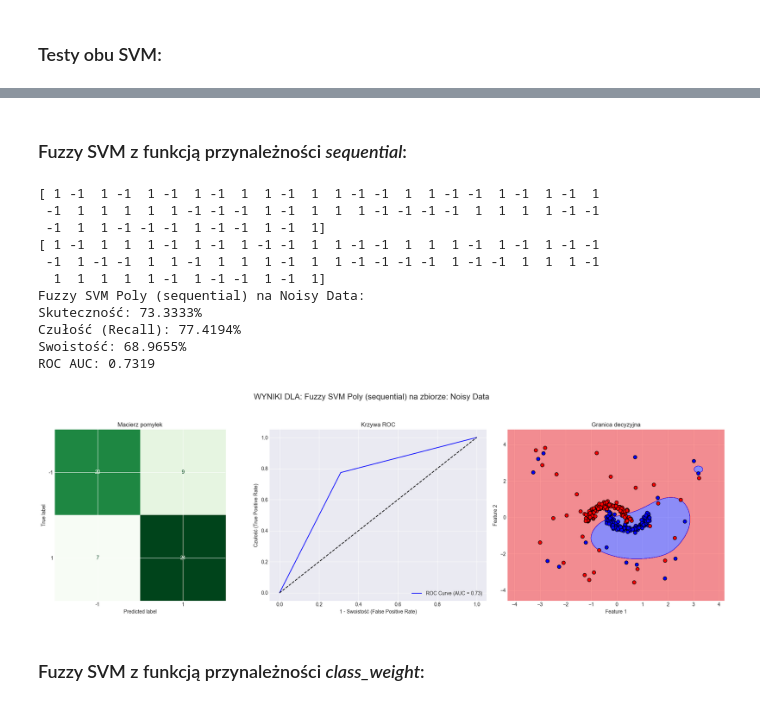
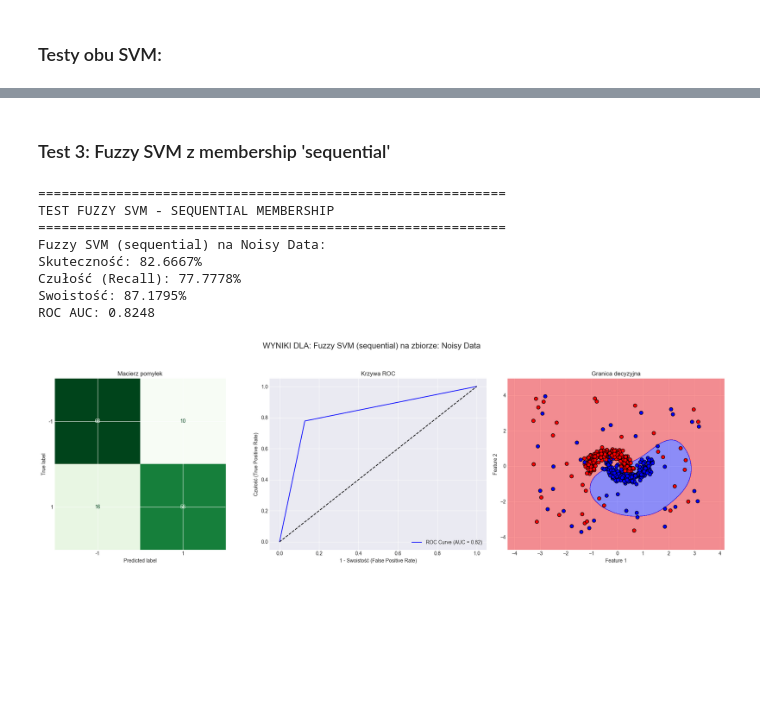
Before and after one commit to Jvsin/ai-studies, a Jupyter notebook: msi/lab4.ipynb, the cells around one changed output, grey strips where cells are left out. Saved outputs shown, nothing was run; the diff lists cells and outputs as text; code cells hidden in the pictures; blank space fills up the shorter version.

```diff
--- a/msi/lab4.ipynb
+++ b/msi/lab4.ipynb
@@ -394,11 +230,0 @@ def evaluate_classifier(y_test, y_pred, X, y, model, classifier_name, dataset_na
-# %%
-# X, y = generate_data(300, 2, 259195)
-X, y = generate_noisy_data(n_samples=300, outlier_fraction=0.15, noise=0.1, random_state=42)
-# X, y = generate_moons(300, random_state=42)
-X_train, X_test, y_train, y_test = train_test_split(X, y, test_size=0.2, random_state=42)
-
-
-svm = SVM(kernel='rbf')
-svm.fit(X_train, y_train)
-svm_pred = svm.predict(X_test)
-evaluate_classifier(y_test, svm_pred, X, y, svm, "Własna implementacja Poly", "Noisy data", [-1, 1])
@@ -414,8 +255,13 @@ ROC AUC: 0.8687
 # %%
-fuzzy_svm = FuzzySVM(kernel='rbf', membership_type='distance', C=1.0)
-fuzzy_svm.fit(X_train, y_train)
-fuzzy_svm_pred = fuzzy_svm.predict(X_test)
-print(y_test)
-print(fuzzy_svm_pred)
-evaluate_classifier(y_test, fuzzy_svm_pred, X, y, fuzzy_svm, "Fuzzy SVM Poly (distance)", "Noisy Data", [-1, 1])
+# 3. Test Fuzzy SVM z membership 'distance'
+print("\n" + "=" * 60)
+print("TEST FUZZY SVM - DISTANCE MEMBERSHIP")
+print("=" * 60)
+
+fuzzy_svm_distance = FuzzySVM(kernel='rbf', membership='distance', C=1.0, gamma='scale')
+fuzzy_svm_distance.fit(X_train, y_train)
+fuzzy_pred_distance = fuzzy_svm_distance.predict(X_test)
+
+evaluate_classifier(y_test, fuzzy_pred_distance, X, y, fuzzy_svm_distance,
+                   "Fuzzy SVM (distance)", "Noisy Data", [-1, 1])
 # %% [output]
@@ -434,24 +277,24 @@ ROC AUC: 0.8687
 # %% [markdown]
-### Fuzzy SVM z funkcją przynależności *sequential*:
+### Test 3: Fuzzy SVM z membership 'sequential'
 # %%
-fuzzy_svm = FuzzySVM(kernel='rbf', membership_type='sequential', C=1.0)
-fuzzy_svm.fit(X_train, y_train)
-fuzzy_svm_pred = fuzzy_svm.predict(X_test)
-print(y_test)
-print(fuzzy_svm_pred)
-evaluate_classifier(y_test, fuzzy_svm_pred, X, y, fuzzy_svm, "Fuzzy SVM Poly (sequential)", "Noisy Data", [-1, 1])
+# Test Fuzzy SVM z membership 'sequential'
+print("\n" + "=" * 60)
+print("TEST FUZZY SVM - SEQUENTIAL MEMBERSHIP")
+print("=" * 60)
+
+fuzzy_svm_sequential = FuzzySVM(kernel='rbf', membership='sequential', C=1.0, gamma='scale')
+fuzzy_svm_sequential.fit(X_train, y_train)
+fuzzy_pred_sequential = fuzzy_svm_sequential.predict(X_test)
+
+evaluate_classifier(y_test, fuzzy_pred_sequential, X, y, fuzzy_svm_sequential,
+                   "Fuzzy SVM (sequential)", "Noisy Data", [-1, 1])
 # %% [output]
-[ 1 -1  1 -1  1 -1  1 -1  1  1 -1  1  1 -1 -1  1  1 -1 -1  1 -1  1 -1  1
- -1  1  1  1  1  1 -1 -1 -1  1 -1  1  1  1 -1 -1 -1 -1  1  1  1  1 -1 -1
- -1  1  1 -1 -1 -1  1 -1 -1  1 -1  1]
-[ 1 -1  1  1  1 -1  1 -1  1 -1 -1  1  1 -1 -1  1  1  1 -1  1 -1  1 -1 -1
- -1  1 -1 -1  1  1 -1  1  1  1 -1  1  1 -1 -1 -1 -1  1 -1 -1  1  1  1 -1
-  1  1  1  1  1 -1  1 -1 -1  1 -1  1]
-Fuzzy SVM Poly (sequential) na Noisy Data:
-Skuteczność: 73.3333%
-Czułość (Recall): 77.4194%
-Swoistość: 68.9655%
-ROC AUC: 0.7319
+============================================================
+TEST FUZZY SVM - SEQUENTIAL MEMBERSHIP
+============================================================
+Fuzzy SVM (sequential) na Noisy Data:
+Skuteczność: 82.6667%
+Czułość (Recall): 77.7778%
+Swoistość: 87.1795%
+ROC AUC: 0.8248
-[figure, old version]
+[figure, new version]
-# %% [markdown]
-### Fuzzy SVM z funkcją przynależności *class_weight*:
```
Also changed, not shown: parts of 16 cells of this notebook.
